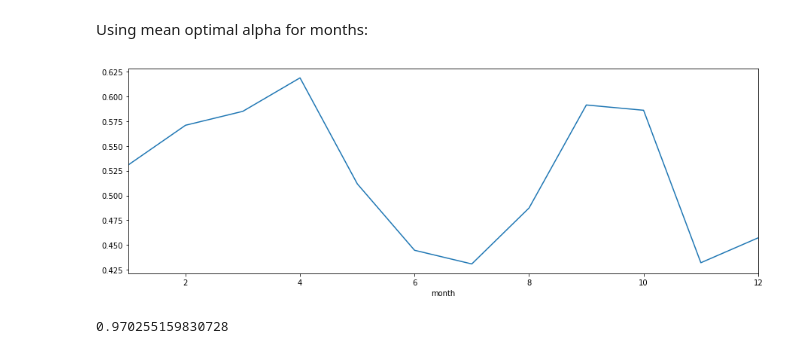
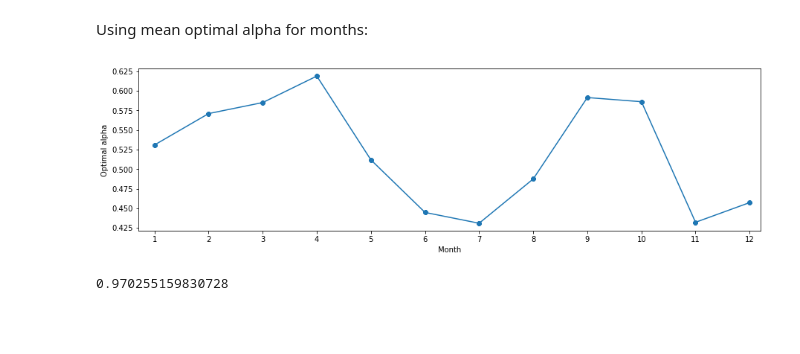
Before and after one commit to lucasblt/ren-elec-markets, a Jupyter notebook: assignment2/assignment2.ipynb, the cells around one changed output. Drawn from its saved outputs; the diff is of its cells as text; code cells hidden in the pictures; blank space fills up the shorter version.

```diff
--- a/assignment2/assignment2.ipynb
+++ b/assignment2/assignment2.ipynb
@@ -284,10 +293,15 @@ Using mean optimal alpha for months:
 # %%
 alpha_month = alpha_hist.groupby('month').agg({"pi+": "mean", "pi-": "mean"})
 alpha_month['alpha'] = alpha_month['pi+']/(alpha_month['pi+']+alpha_month['pi-'])
-alpha_month['alpha'].plot(figsize=(15,5))
+alpha_month['alpha'].plot(figsize=(15,4), marker='8')
 alpha_month_hour = alpha_month['alpha'].repeat([24*31,24*28,24*31,24*30,24*31,24*30,24*31,24*31,24*30,24*31,24*30,24*31]).values
+plt.ylabel('Optimal alpha')
+plt.xlabel('Month')
+plt.xticks(range(13))
+plt.xlim([0.7,12.2])
+plt.savefig('figures/alpha_month.png',bbox_inches = 'tight', dpi = 300)
 # %% [output]
-[figure, old version]
+[figure, new version]
 # %%
 strategy3c = pd.DataFrame()
 strategy3c = prices[prices.index.year == 2017].copy()
```
Also changed, not shown: parts of 17 cells of this notebook.
